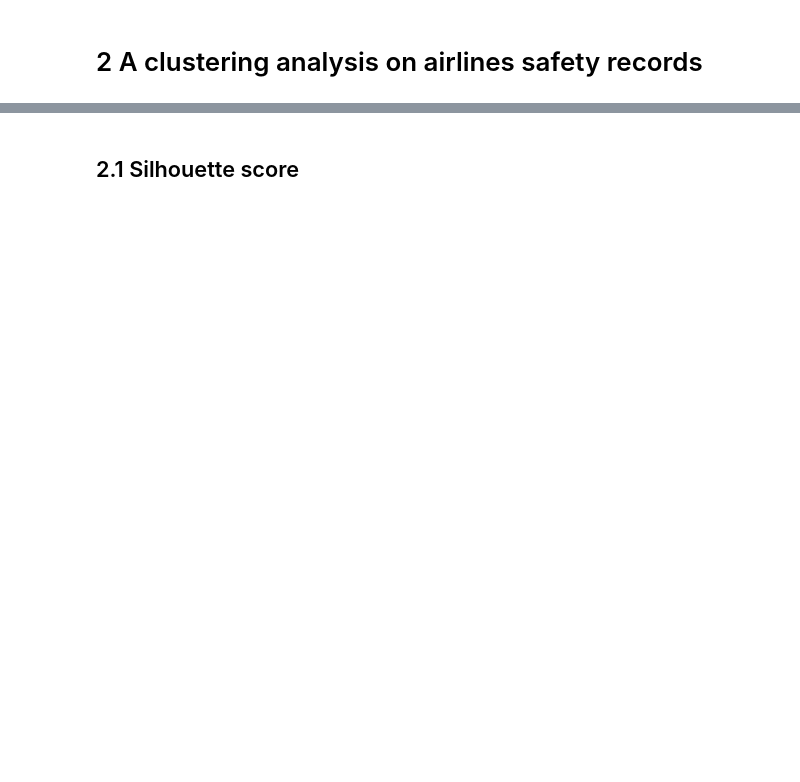
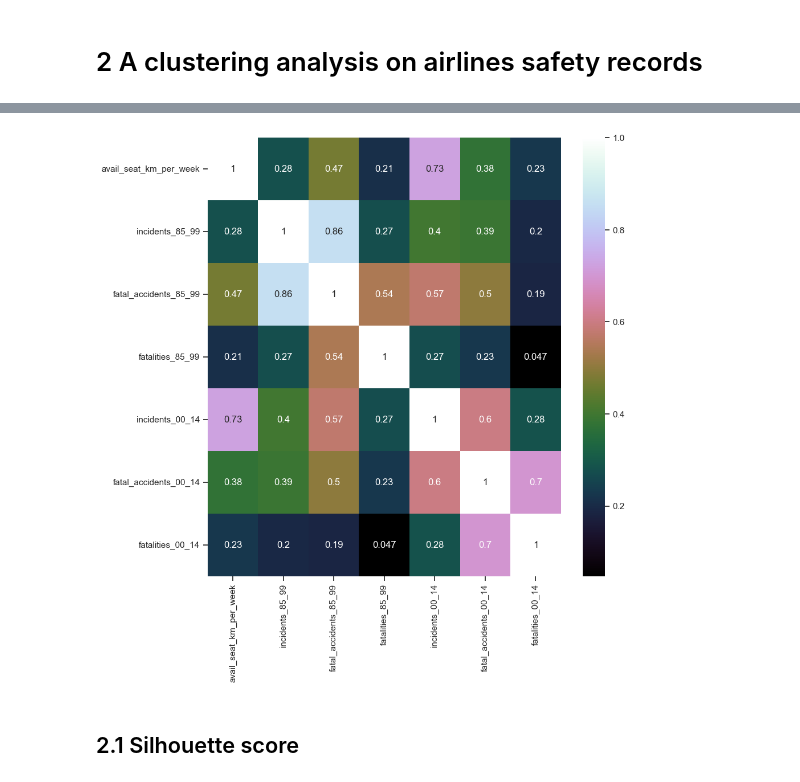
Before and after one commit to Bsubs/CITS5508_Machine_Learning, a Jupyter notebook: assignment3/assignment3.ipynb, the cells around one changed output, grey strips where cells are left out. Cells and saved outputs as stored; diff of their text form; code cells hidden in the pictures; blank space fills up the shorter version.

```diff
--- a/assignment3/assignment3.ipynb
+++ b/assignment3/assignment3.ipynb
@@ -554,6 +554,14 @@ airline.head()
 | 2 | Aerolineas Argentinas | 385803648 | 6 | 0 | 0 | ... |
 | 3 | Aeromexico* | 596871813 | 3 | 1 | 64 | ... |
 | 4 | Air Canada | 1865253802 | 2 | 0 | 0 | ... |
+# %%
+import seaborn as sns
+
+plt.figure(figsize=(10, 10))
+sns.heatmap(airline.drop('airline', axis=1).corr(), cmap='cubehelix', annot=True)
+plt.show()
+# %% [output]
+[figure, added]
 # %% [markdown]
 ## 2.1 Silhouette score
 # %%
```
Also changed, not shown: parts of 17 cells of this notebook, 1 other file.
